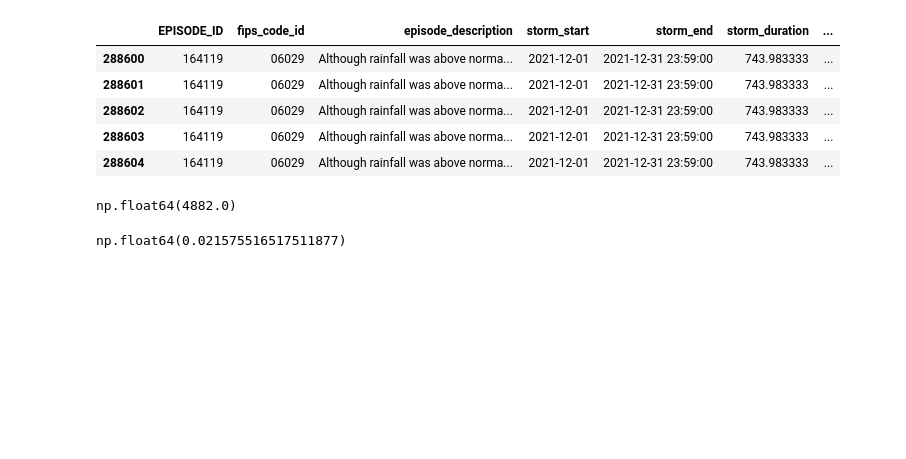
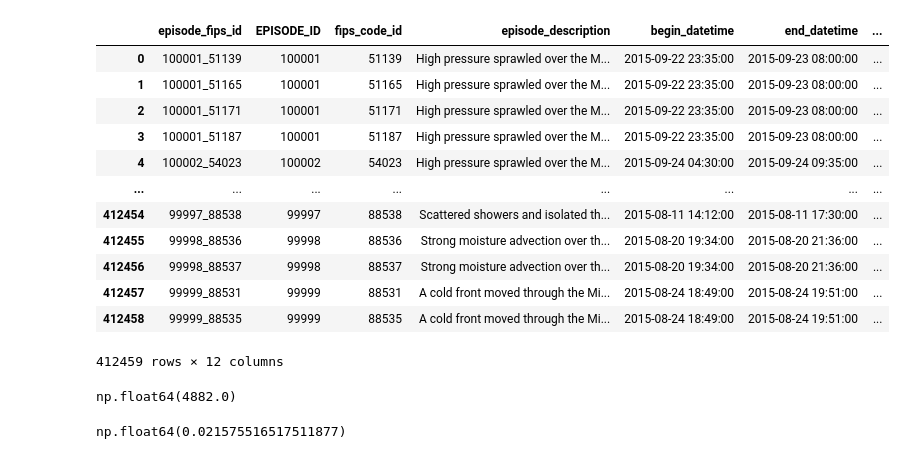
Before and after one commit to dhdzmota/dynamic-rythms, a Jupyter notebook: notebooks/dhm-08-json-read.ipynb, the cells around one changed output. Drawn from its saved outputs; the diff is of its cells as text; code cells hidden in the pictures; blank space fills up the shorter version.

```diff
--- a/notebooks/dhm-08-json-read.ipynb
+++ b/notebooks/dhm-08-json-read.ipynb
@@ -12,3 +50,19 @@ response_var = pd.read_parquet('../data/interim/storm_outages_2014_2023.parquet'
+# %%
+storm_outages_g
+# %% [output]
+|  | episode_fips_id | EPISODE_ID | fips_code_id | episode_description | begin_datetime | end_datetime | ... |
+| 0 | 100001_51139 | 100001 | 51139 | High pressure sprawled over the M... | 2015-09-22 23:35:00 | 2015-09-23 08:00:00 | ... |
+| 1 | 100001_51165 | 100001 | 51165 | High pressure sprawled over the M... | 2015-09-22 23:35:00 | 2015-09-23 08:00:00 | ... |
+| 2 | 100001_51171 | 100001 | 51171 | High pressure sprawled over the M... | 2015-09-22 23:35:00 | 2015-09-23 08:00:00 | ... |
+| 3 | 100001_51187 | 100001 | 51187 | High pressure sprawled over the M... | 2015-09-22 23:35:00 | 2015-09-23 08:00:00 | ... |
+| 4 | 100002_54023 | 100002 | 54023 | High pressure sprawled over the M... | 2015-09-24 04:30:00 | 2015-09-24 09:35:00 | ... |
+| ... | ... | ... | ... | ... | ... | ... | ... |
+| 412454 | 99997_88538 | 99997 | 88538 | Scattered showers and isolated th... | 2015-08-11 14:12:00 | 2015-08-11 17:30:00 | ... |
+| 412455 | 99998_88536 | 99998 | 88536 | Strong moisture advection over th... | 2015-08-20 19:34:00 | 2015-08-20 21:36:00 | ... |
+| 412456 | 99998_88537 | 99998 | 88537 | Strong moisture advection over th... | 2015-08-20 19:34:00 | 2015-08-20 21:36:00 | ... |
+| 412457 | 99999_88531 | 99999 | 88531 | A cold front moved through the Mi... | 2015-08-24 18:49:00 | 2015-08-24 19:51:00 | ... |
+| 412458 | 99999_88535 | 99999 | 88535 | A cold front moved through the Mi... | 2015-08-24 18:49:00 | 2015-08-24 19:51:00 | ... |
+412459 rows × 12 columns
 # %%
 meteorological_path = '../data/raw/meteorological'
 meteorological_files = os.listdir(meteorological_path)
@@ -75,14 +131,7 @@ def get_data_with_response_variable(met_file):
 # %%
 #data_test, response_test = get_data_with_response_variable('164119_06029.json')
 # %%
-response_test
+#response_test
-# %% [output]
-|  | EPISODE_ID | fips_code_id | episode_description | storm_start | storm_end | storm_duration | ... |
-| 288600 | 164119 | 06029 | Although rainfall was above norma... | 2021-12-01 | 2021-12-31 23:59:00 | 743.983333 | ... |
-| 288601 | 164119 | 06029 | Although rainfall was above norma... | 2021-12-01 | 2021-12-31 23:59:00 | 743.983333 | ... |
-| 288602 | 164119 | 06029 | Although rainfall was above norma... | 2021-12-01 | 2021-12-31 23:59:00 | 743.983333 | ... |
-| 288603 | 164119 | 06029 | Although rainfall was above norma... | 2021-12-01 | 2021-12-31 23:59:00 | 743.983333 | ... |
-| 288604 | 164119 | 06029 | Although rainfall was above norma... | 2021-12-01 | 2021-12-31 23:59:00 | 743.983333 | ... |
 # %%
 data_rvs = []
 for met_file in meteorological_files:
```
Also changed, not shown: parts of 8 cells of this notebook, 3 other files.
